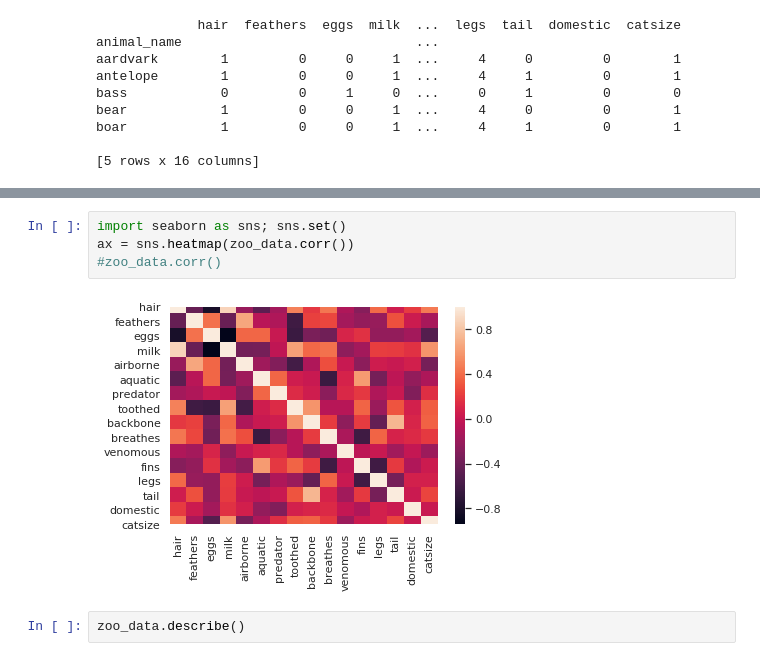
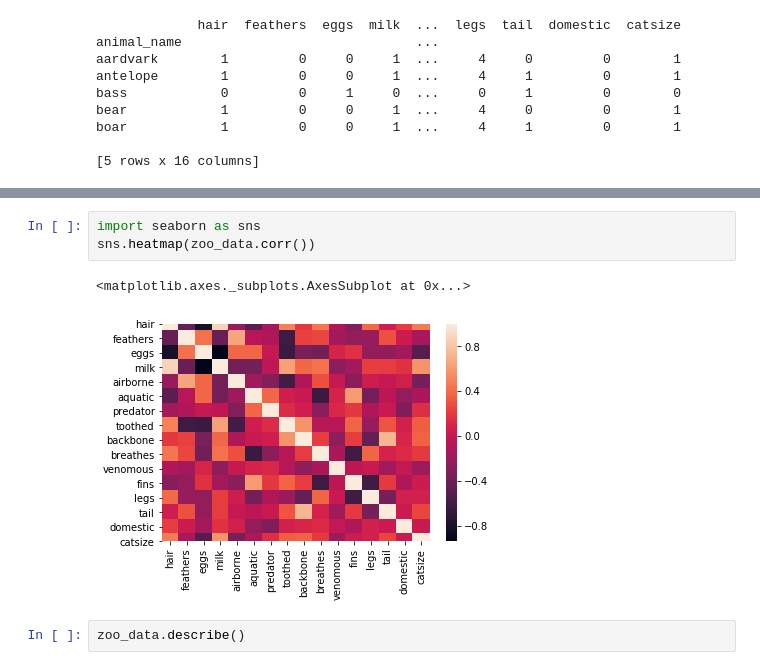
Before and after one commit to OracyC/6560-MachineLearning-ClassNotes, a Jupyter notebook: KMeans.ipynb, the cells around one changed output, grey strips where cells are left out. Drawn from its saved outputs; the diff is of its cells as text.

```diff
--- a/KMeans.ipynb
+++ b/KMeans.ipynb
@@ -173,11 +175,11 @@ zoo_data.iloc[0:5,:]
 | bear | 1 | 0 | 0 | 1 | 0 | 0 | 1 | 1 | 1 | 1 | ... |
 | boar | 1 | 0 | 0 | 1 | 0 | 0 | 1 | 1 | 1 | 1 | ... |
 # %%
-import seaborn as sns; sns.set()
-ax = sns.heatmap(zoo_data.corr())
-#zoo_data.corr()
+import seaborn as sns
+sns.heatmap(zoo_data.corr())
 # %% [output]
+<matplotlib.axes._subplots.AxesSubplot at 0x...>
-[figure, old version]
+[figure, new version]
 # %%
 zoo_data.describe()
 # %% [output]
```
Also changed, not shown: parts of 9 cells of this notebook.
